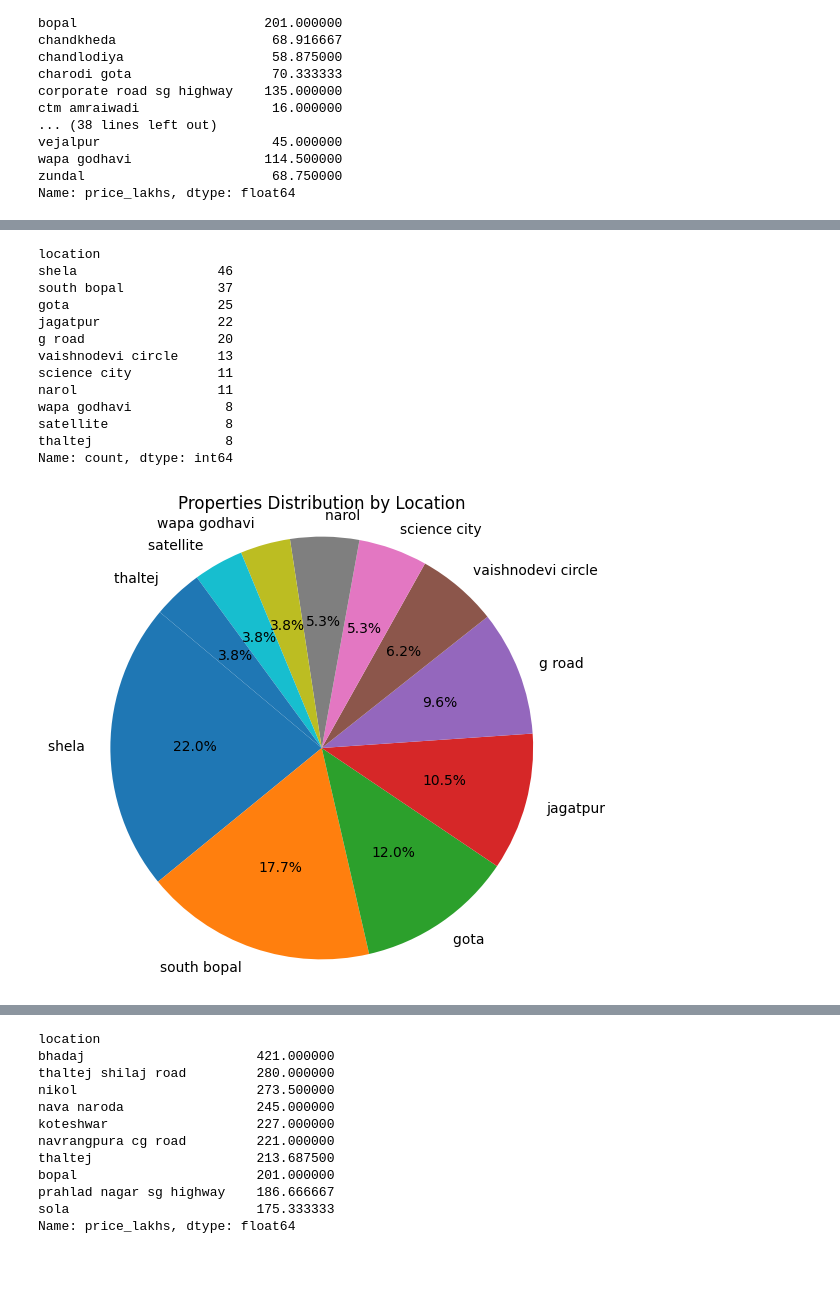
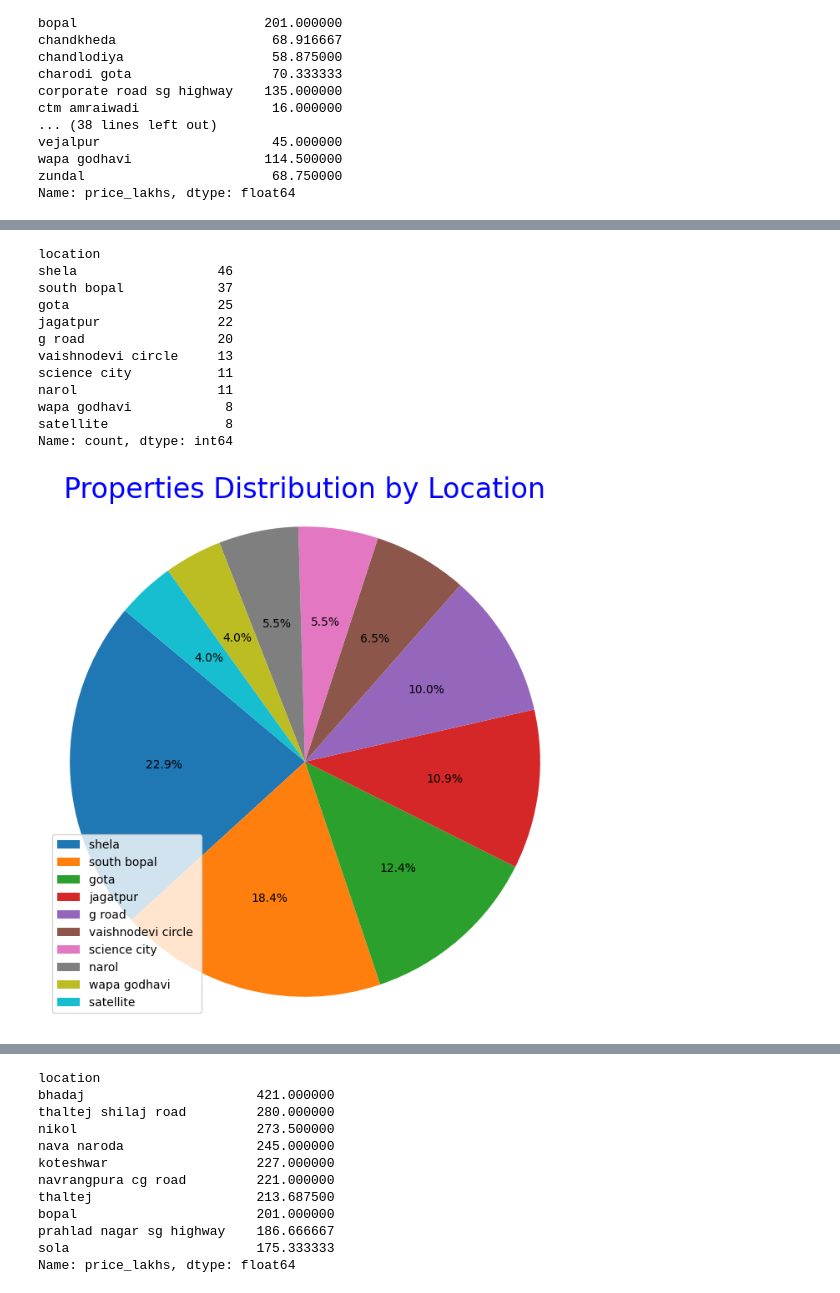
Before and after one commit to zaidmansuri958/99-acres-scraping, a Jupyter notebook: Analysis.ipynb, the cells around one changed output, grey strips where cells are left out. Cells and saved outputs as stored; diff of their text form; code cells hidden in the pictures; blank space fills up the shorter version.

```diff
--- a/Analysis.ipynb
+++ b/Analysis.ipynb
@@ -87,7 +88,7 @@ plt.show()
 # %%
 num_properties=df["location"].value_counts()
 # %%
-top_10=num_properties[:11]
+top_10=num_properties[:10]
 # %%
 top_10
 # %% [output]
@@ -102,14 +103,14 @@ science city           11
 narol                  11
 wapa godhavi            8
 satellite               8
-thaltej                 8
 Name: count, dtype: int64
 # %%
-plt.figure(figsize=(6,6))
-plt.pie(top_10.values, labels=top_10.index, autopct='%1.1f%%', startangle=140)
-plt.title("Properties Distribution by Location")
-plt.axis('equal')  # Ensures it's a circle
+plt.figure(figsize=(8,8))
+plt.pie(top_10.values, autopct='%1.1f%%', startangle=140)
+plt.title("Properties Distribution by Location",size=24,color="blue")
+plt.axis('equal')
+plt.legend(top_10.index)
 plt.show()
 # %% [output]
-[figure, old version]
+[figure, new version]
 # %%
```
Also changed, not shown: parts of 9 cells of this notebook.
